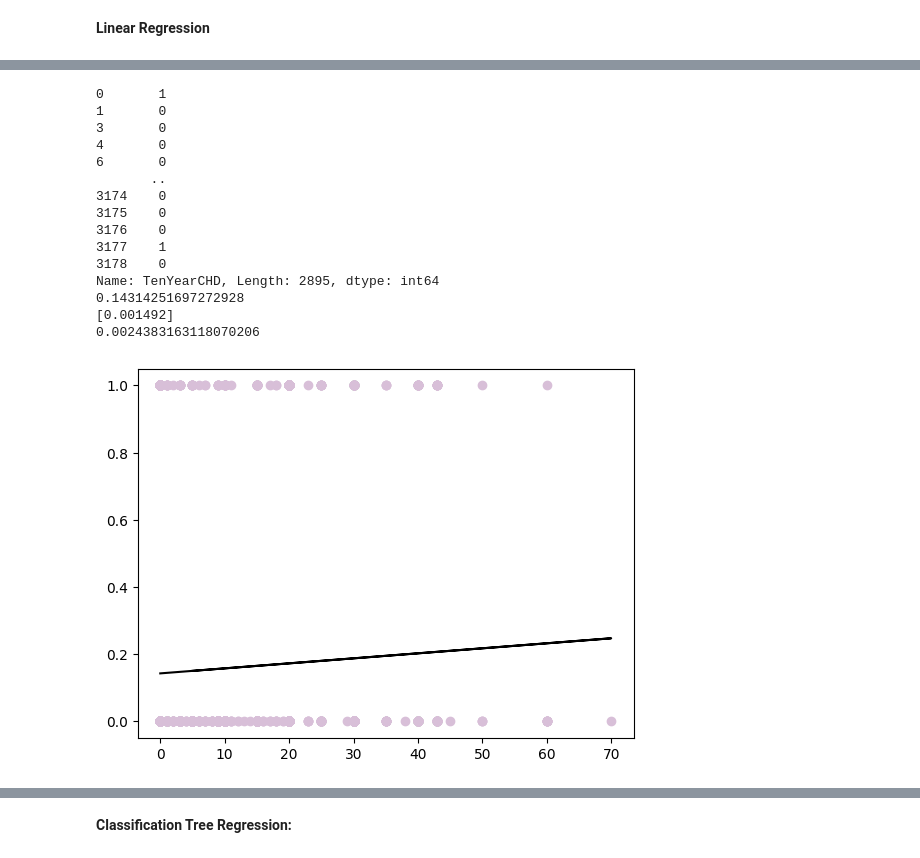
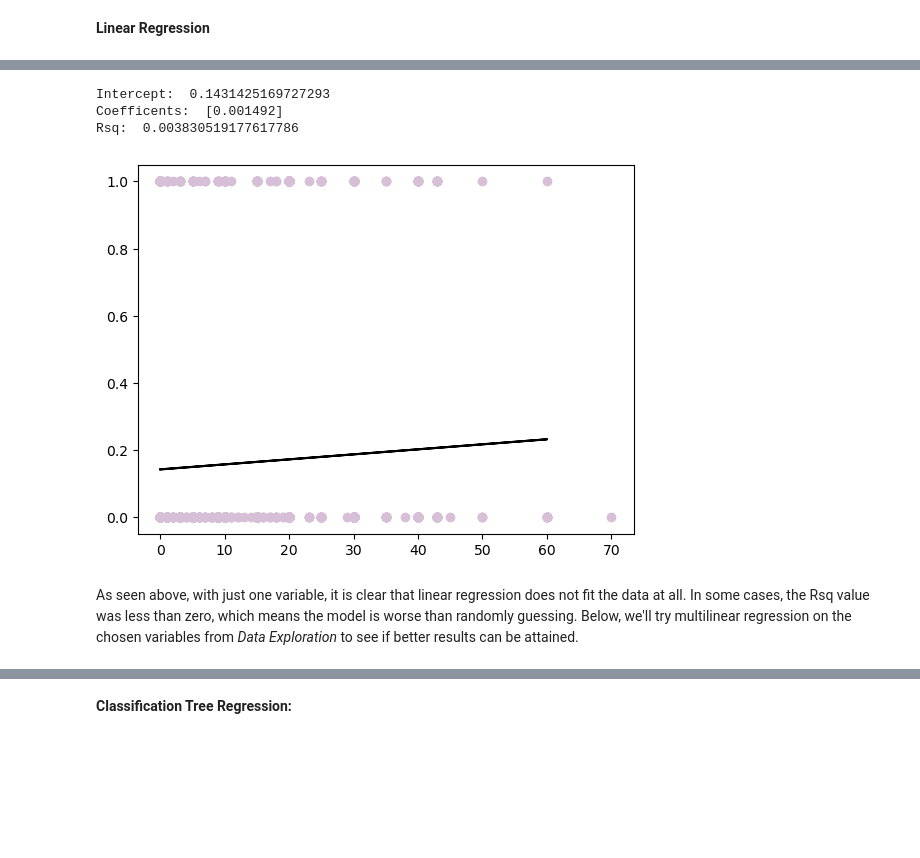
Before and after one commit to vnewsome/project_chd, a Jupyter notebook: ML_project2.ipynb, the cells around one changed output, grey strips where cells are left out. Cells and saved outputs as stored; diff of their text form; code cells hidden in the pictures; blank space fills up the shorter version.

```diff
--- a/ML_project2.ipynb
+++ b/ML_project2.ipynb
@@ -313,22 +308,23 @@ X.head()
 # %%
-train_data = train_data.replace([np.nan, -np.inf], 0)
+vars = ['age']
 X = train_data.loc[:,vars]
 y = train_data['TenYearCHD']
-print(y)
+Xt = test_data.loc[:,vars]
+yt = test_data['TenYearCHD']
 
 regressor = LinearRegression()
 regressor.fit(X, y)
 
 LinearRegression()
 
-print(regressor.intercept_)
-print(regressor.coef_)
-print(regressor.score(X, y))
+y_pred = regressor.predict(Xt)
 
-y_pred = regressor.predict(X)
+print("Intercept: ", regressor.intercept_)
+print("Coefficents: ", regressor.coef_)
+print("Rsq: ",regressor.score(Xt, yt))
 
 plt.scatter(X, y,color='turquoise')
-plt.plot(X, y_pred,color='k')
+plt.plot(Xt, y_pred,color='k')
 
 plt.show()
 # %% [output]
@@ -395,22 +362,23 @@ vars = ['BMI']
 # %%
-train_data = train_data.replace([np.nan, -np.inf], 0)
+vars = ['BMI']
 X = train_data.loc[:,vars]
 y = train_data['TenYearCHD']
-print(y)
+Xt = test_data.loc[:,vars]
+yt = test_data['TenYearCHD']
 
 regressor = LinearRegression()
 regressor.fit(X, y)
 
 LinearRegression()
 
-print(regressor.intercept_)
-print(regressor.coef_)
-print(regressor.score(X, y))
+y_pred = regressor.predict(Xt)
 
-y_pred = regressor.predict(X)
+print("Intercept: ", regressor.intercept_)
+print("Coefficents: ", regressor.coef_)
+print("Rsq: ",regressor.score(Xt, yt))
 
 plt.scatter(X, y,color='powderblue')
-plt.plot(X, y_pred,color='k')
+plt.plot(Xt, y_pred,color='k')
 
 plt.show()
 # %% [output]
@@ -435,41 +389,32 @@ vars = ['cigsPerDay']
 # %%
-train_data = train_data.replace([np.nan, -np.inf], 0)
+vars = ['cigsPerDay']
 X = train_data.loc[:,vars]
 y = train_data['TenYearCHD']
-print(y)
+Xt = test_data.loc[:,vars]
+yt = test_data['TenYearCHD']
 
 regressor = LinearRegression()
 regressor.fit(X, y)
 
 LinearRegression()
 
-print(regressor.intercept_)
-print(regressor.coef_)
-print(regressor.score(X, y))
+y_pred = regressor.predict(Xt)
 
-y_pred = regressor.predict(X)
+print("Intercept: ", regressor.intercept_)
+print("Coefficents: ", regressor.coef_)
+print("Rsq: ",regressor.score(Xt, yt))
 
 plt.scatter(X, y,color='thistle')
-plt.plot(X, y_pred,color='k')
+plt.plot(Xt, y_pred,color='k')
 
 plt.show()
 # %% [output]
-0       1
-1       0
-3       0
-4       0
-6       0
-       ..
-3174    0
-3175    0
-3176    0
-3177    1
-3178    0
-Name: TenYearCHD, Length: 2895, dtype: int64
-0.14314251697272928
-[0.001492]
-0.0024383163118070206
+Intercept:  0.1431425169727293
+Coefficents:  [0.001492]
+Rsq:  0.003830519177617786
-[figure, old version]
+[figure, new version]
+# %% [markdown]
+As seen above, with just one variable, it is clear that linear regression does not fit the data at all. In some cases, the Rsq value was less than zero, which means the model is worse than randomly guessing. Below, we'll try multilinear regression on the chosen variables from *Data Exploration* to see if better results can be attained.
 # %%
 vars1 = ['cigsPerDay']
 vars2 = ['BMI']
```
Also changed, not shown: parts of 24 cells of this notebook.
